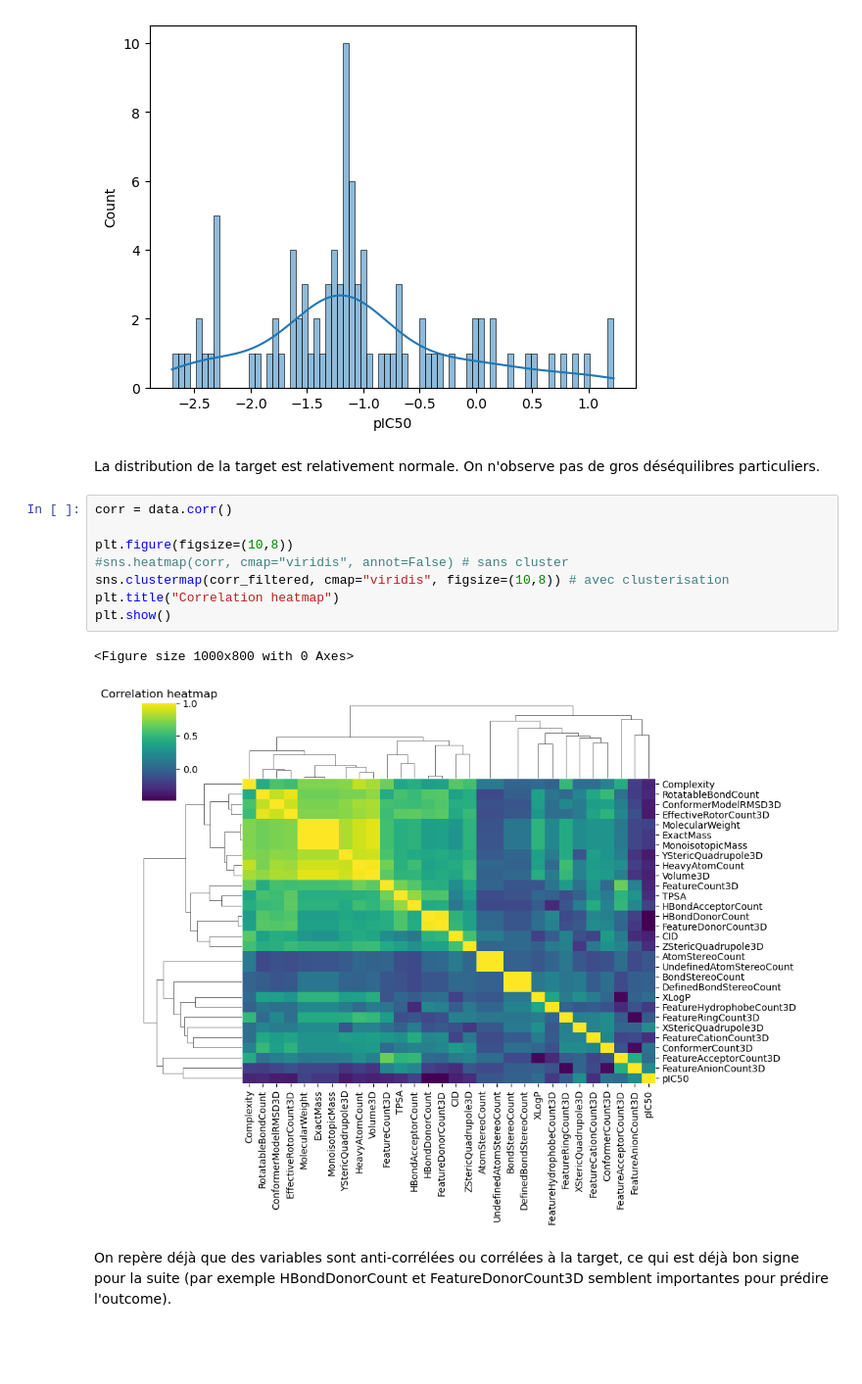
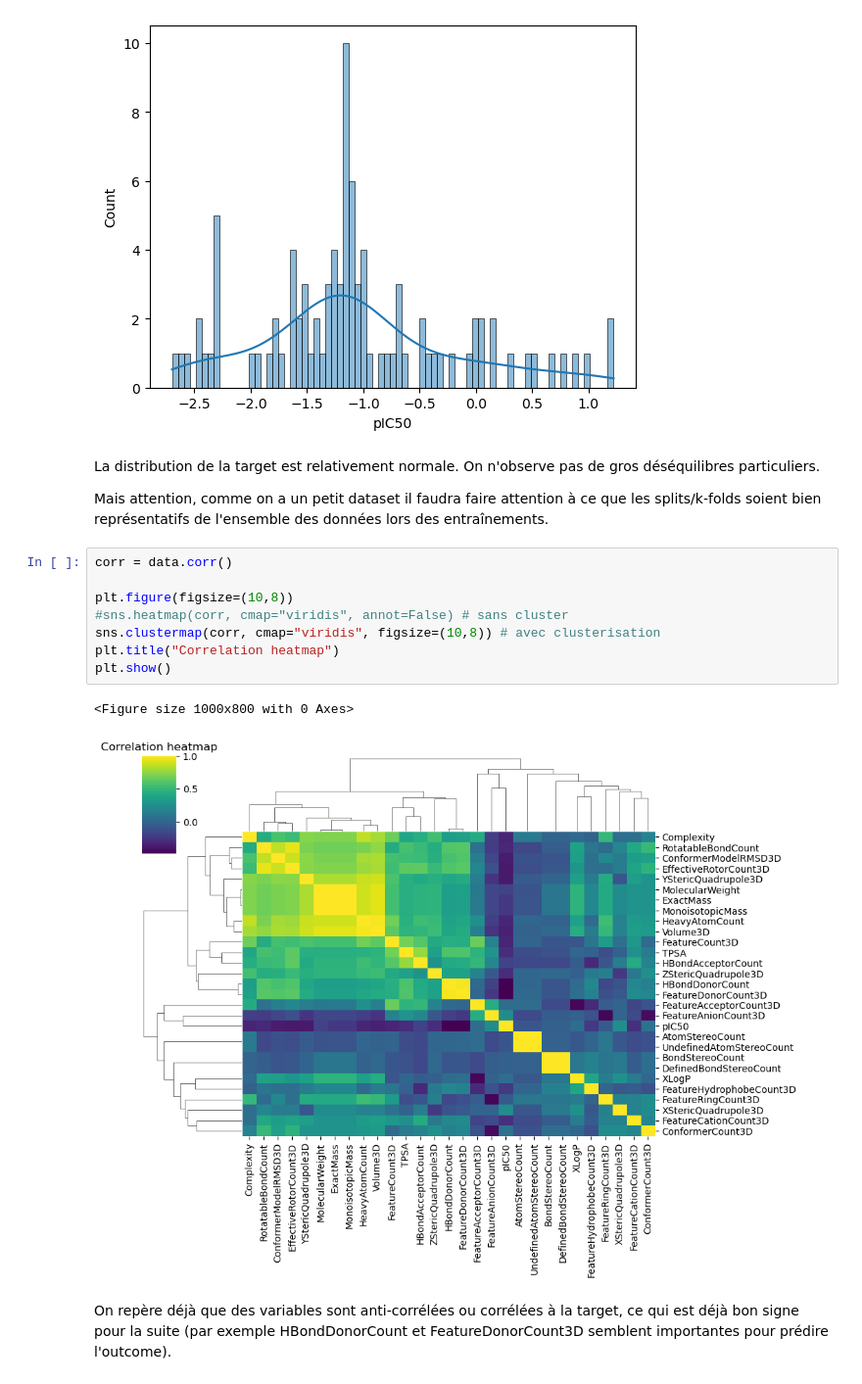
Before and after one commit to mafalda-frere/covid19_drug_discovery, a Jupyter notebook: covid19_drug_discovery.ipynb, the cells around one changed output. Shown at 98% size. Drawn from its saved outputs; the diff is of its cells as text; blank space fills up the shorter version.

```diff
--- a/covid19_drug_discovery.ipynb
+++ b/covid19_drug_discovery.ipynb
@@ -156,17 +166,19 @@ sns.histplot(data.pIC50, bins=75, kde=True)
 [figure]
 # %% [markdown]
 La distribution de la target est relativement normale. On n'observe pas de gros déséquilibres particuliers.
+
+Mais attention, comme on a un petit dataset il faudra faire attention à ce que les splits/k-folds soient bien représentatifs de l'ensemble des données lors des entraînements.
 # %%
 corr = data.corr()
 
 plt.figure(figsize=(10,8))
 #sns.heatmap(corr, cmap="viridis", annot=False) # sans cluster
-sns.clustermap(corr_filtered, cmap="viridis", figsize=(10,8)) # avec clusterisation
+sns.clustermap(corr, cmap="viridis", figsize=(10,8)) # avec clusterisation
 plt.title("Correlation heatmap")
 plt.show()
 # %% [output]
 <Figure size 1000x800 with 0 Axes>
-[figure, old version]
+[figure, new version]
 # %% [markdown]
 On repère déjà que des variables sont anti-corrélées ou corrélées à la target, ce qui est déjà bon signe pour la suite (par exemple HBondDonorCount et FeatureDonorCount3D semblent importantes pour prédire l'outcome).
 # %%
```
Also changed, not shown: parts of 57 cells of this notebook.
